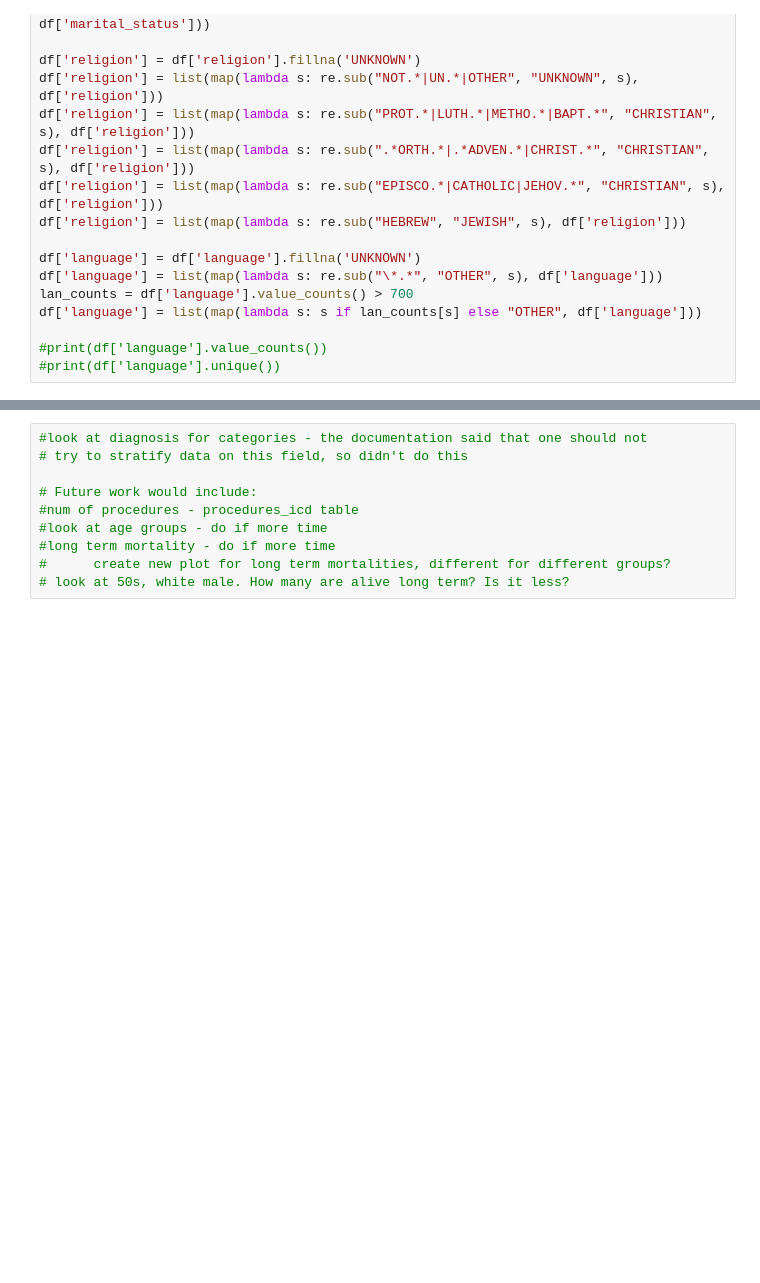
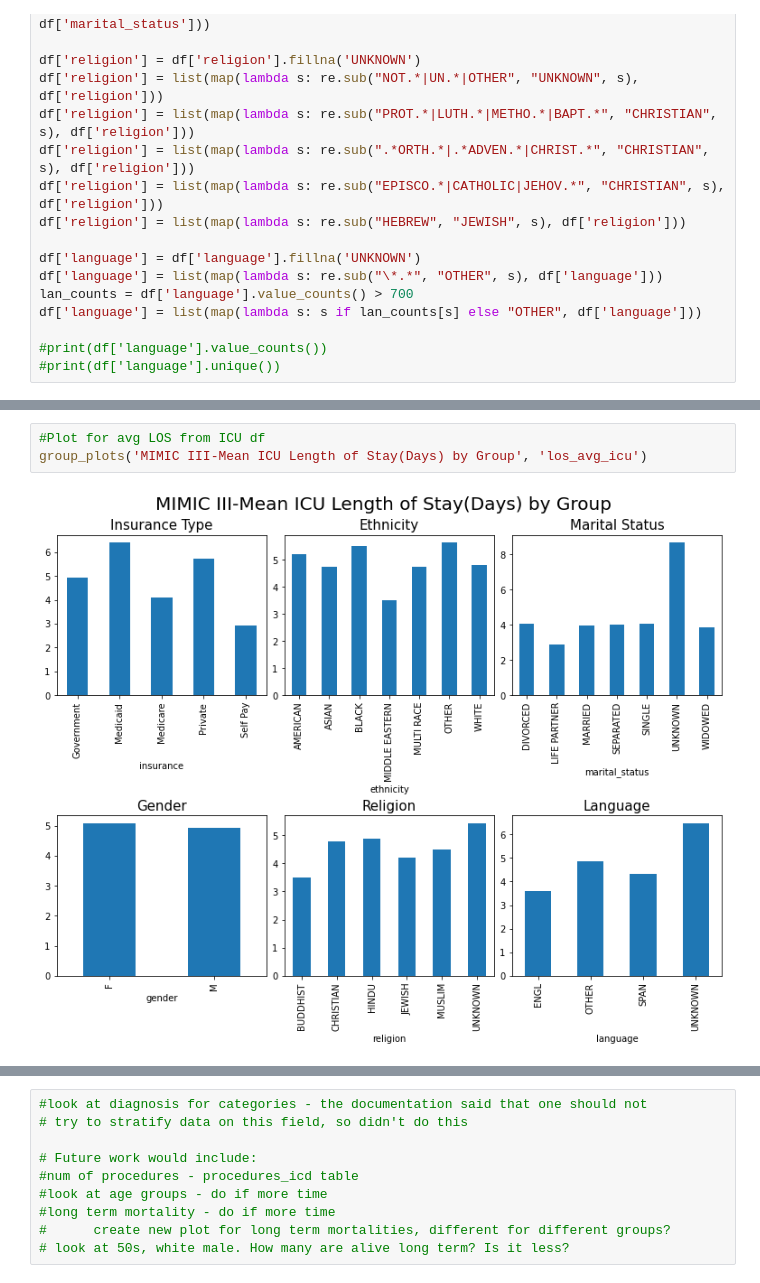
Before and after one commit to lottiewolf/NYCDSA_MIMIC_III, a Jupyter notebook: mimicIII_demographics.ipynb, the cells around one changed output, grey strips where cells are left out. Drawn from its saved outputs; the diff is of its cells as text; blank space fills up the shorter version.

```diff
--- a/mimicIII_demographics.ipynb
+++ b/mimicIII_demographics.ipynb
@@ -320,0 +323,5 @@ print(group.hospital_expire_flag.mean())
+# %%
+#Plot for avg LOS from ICU df
+group_plots('MIMIC III-Mean ICU Length of Stay(Days) by Group', 'los_avg_icu')
+# %% [output]
+[figure, added]
```
Also changed, not shown: parts of 14 cells of this notebook.
